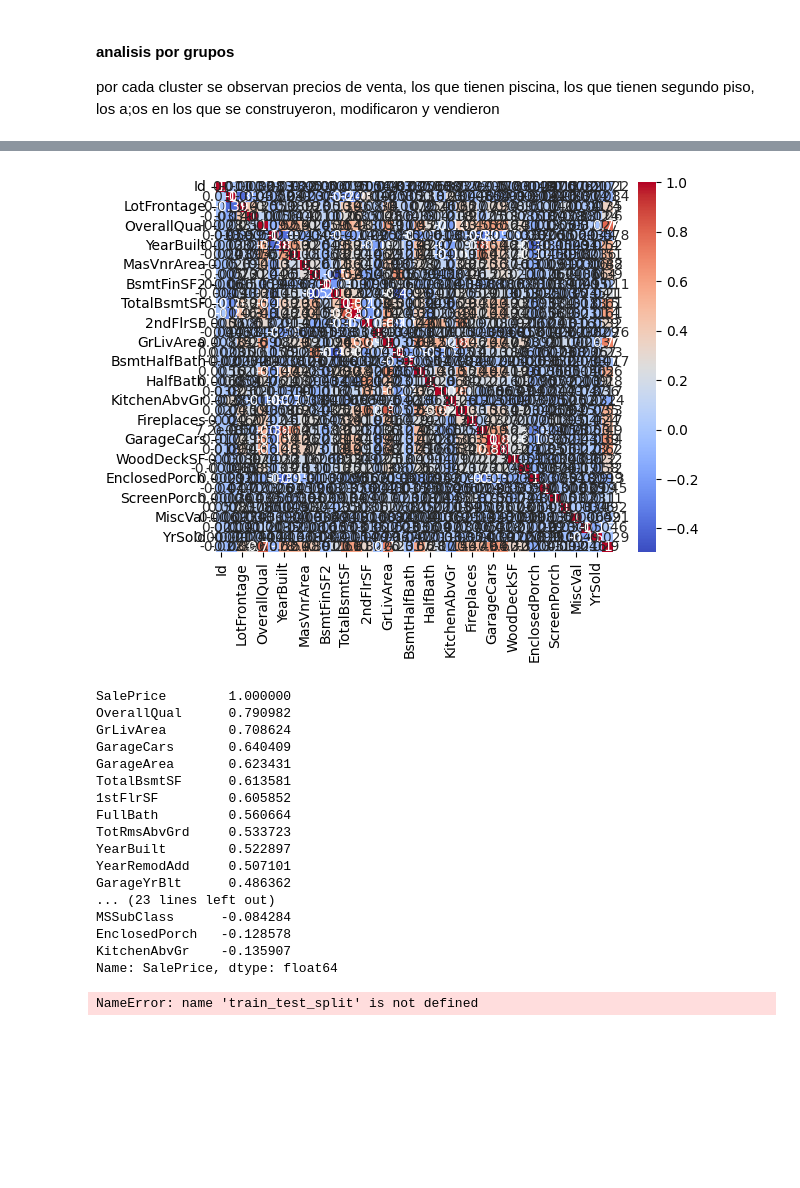
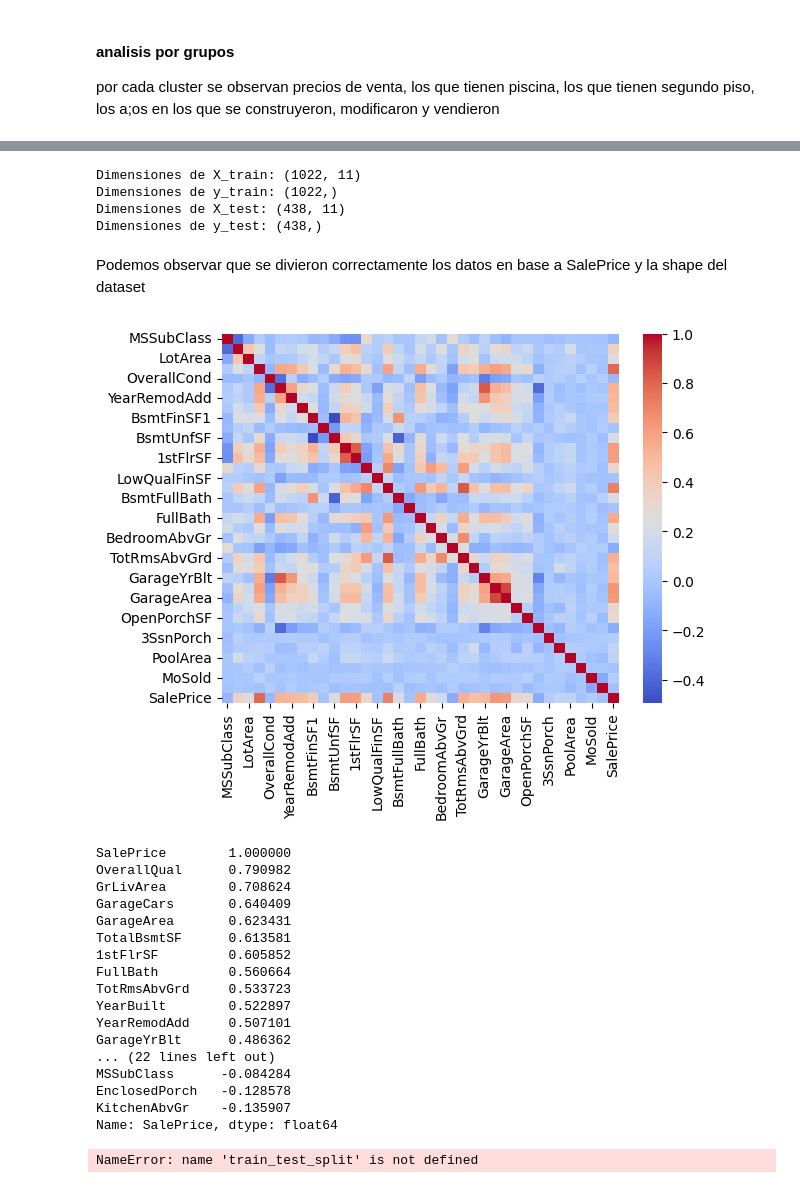
Before and after one commit to Javier19-cmd/HT3, a Jupyter notebook: main.ipynb, the cells around one changed output, grey strips where cells are left out. Saved outputs shown, nothing was run; the diff lists cells and outputs as text; code cells hidden in the pictures; blank space fills up the shorter version.

```diff
--- a/main.ipynb
+++ b/main.ipynb
@@ -328,27 +337,40 @@ por cada cluster se observan precios de venta, los que tienen piscina, los que t
+# %%
+# Verificar las dimensiones de los conjuntos de entrenamiento y prueba
+print("Dimensiones de X_train:", X_train.shape)
+print("Dimensiones de y_train:", y_train.shape)
+print("Dimensiones de X_test:", X_test.shape)
+print("Dimensiones de y_test:", y_test.shape)
+# %% [output]
+Dimensiones de X_train: (1022, 11)
+Dimensiones de y_train: (1022,)
+Dimensiones de X_test: (438, 11)
+Dimensiones de y_test: (438,)
+# %% [markdown]
+Podemos observar que se divieron correctamente los datos en base a SalePrice y la shape del dataset
 # %%
 # Ejercicio 5: Haga ingeniería de características, ¿qué variables cree que puedan ser mejores predictores para el precio de las casas? Explique en que basó la selección o no de las variables.
 
 import pandas as pd
 import numpy as np
 import seaborn as sns
 import matplotlib.pyplot as plt
 
 
 # Verificando que variables pueden ser mejores predictores para el precio de las casas.
-csv = pd.read_csv('train.csv')
+csv = pd.read_csv('train.csv', index_col=0, header=0)
 csv.head()
 
 # Calcular matriz de correlación
 corr_matrix = csv.corr()
 
 # Visualizar matriz de correlación con Seaborn
-sns.heatmap(corr_matrix, annot=True, cmap='coolwarm')
+sns.heatmap(corr_matrix, annot=False, cmap='coolwarm')
 plt.show()
 
 # Viendo las columnas que tienen una correlación mayor a 0.5.
 corr_matrix['SalePrice'].sort_values(ascending=False)
 # %% [output]
-[figure, old version]
+[figure, new version]
 SalePrice        1.000000
 OverallQual      0.790982
 GrLivArea        0.708624
@@ -361,7 +383,7 @@ TotRmsAbvGrd     0.533723
 YearBuilt        0.522897
 YearRemodAdd     0.507101
 GarageYrBlt      0.486362
-... (23 lines left out)
+... (22 lines left out)
 MSSubClass      -0.084284
 EnclosedPorch   -0.128578
 KitchenAbvGr    -0.135907
```
Also changed, not shown: parts of 11 cells of this notebook.
